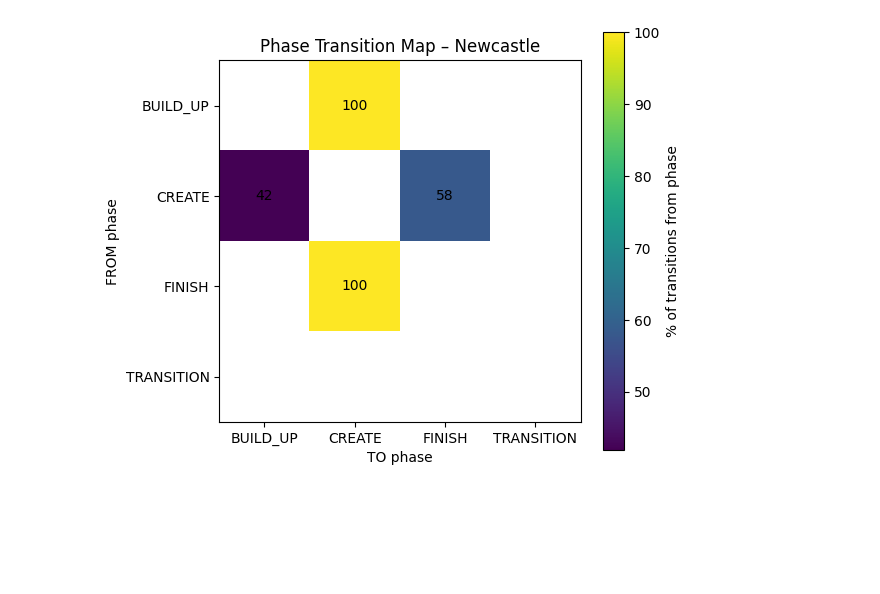
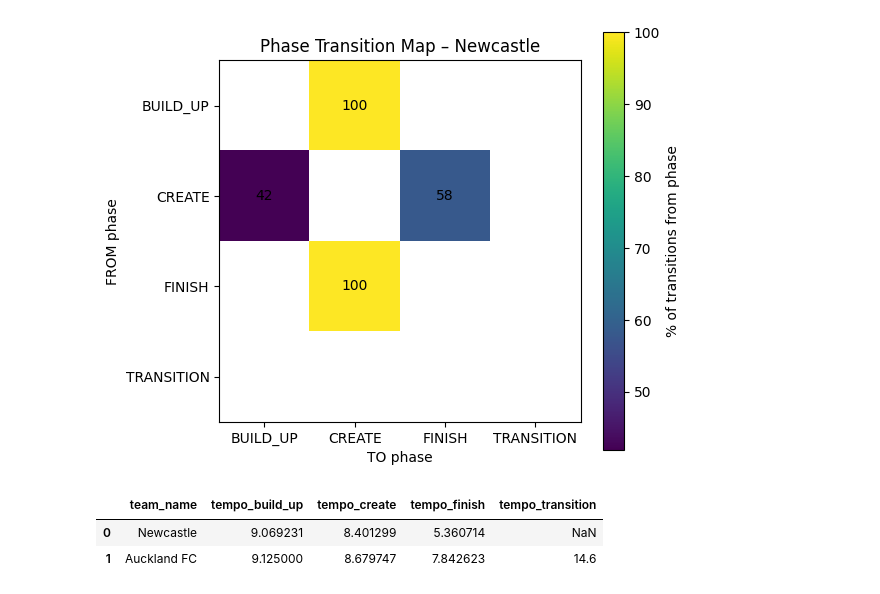
Before and after one commit to KaOs1204/Biomech_Project_2025, a Jupyter notebook: notebooks/01_phase_profile_dashboard.ipynb, the cells around one changed output. Saved outputs shown, nothing was run; the diff lists cells and outputs as text; code cells hidden in the pictures; blank space fills up the shorter version.

```diff
--- a/notebooks/01_phase_profile_dashboard.ipynb
+++ b/notebooks/01_phase_profile_dashboard.ipynb
@@ -773,3 +773,22 @@ plt.tight_layout()
 plt.show()
 # %% [output]
 [figure]
+# %%
+# Phasen
+tempo_phases = ["build_up", "create", "finish", "transition"]
+
+tempo_cols = {}
+
+for phase in tempo_phases:
+    count_col = f"count_{phase}"
+    time_col = f"total_time_{phase}"
+    tempo_col = f"tempo_{phase}"
+
+    df[tempo_col] = df[time_col] / df[count_col]
+    tempo_cols[phase] = tempo_col
+
+df[["team_name"] + list(tempo_cols.values())]
+# %% [output]
+|  | team_name | tempo_build_up | tempo_create | tempo_finish | tempo_transition |
+| 0 | Newcastle | 9.069231 | 8.401299 | 5.360714 | NaN |
+| 1 | Auckland FC | 9.125000 | 8.679747 | 7.842623 | 14.6 |
```
Also changed, not shown: parts of 5 cells of this notebook.
